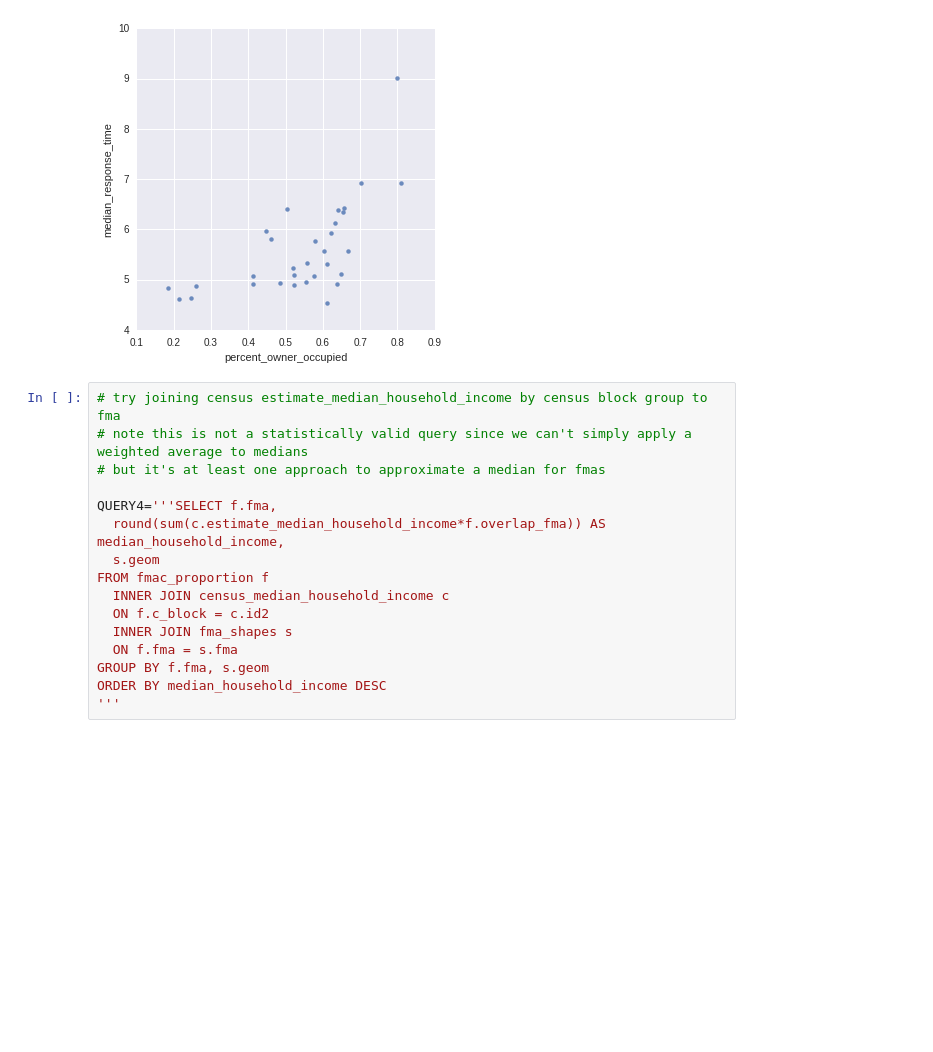
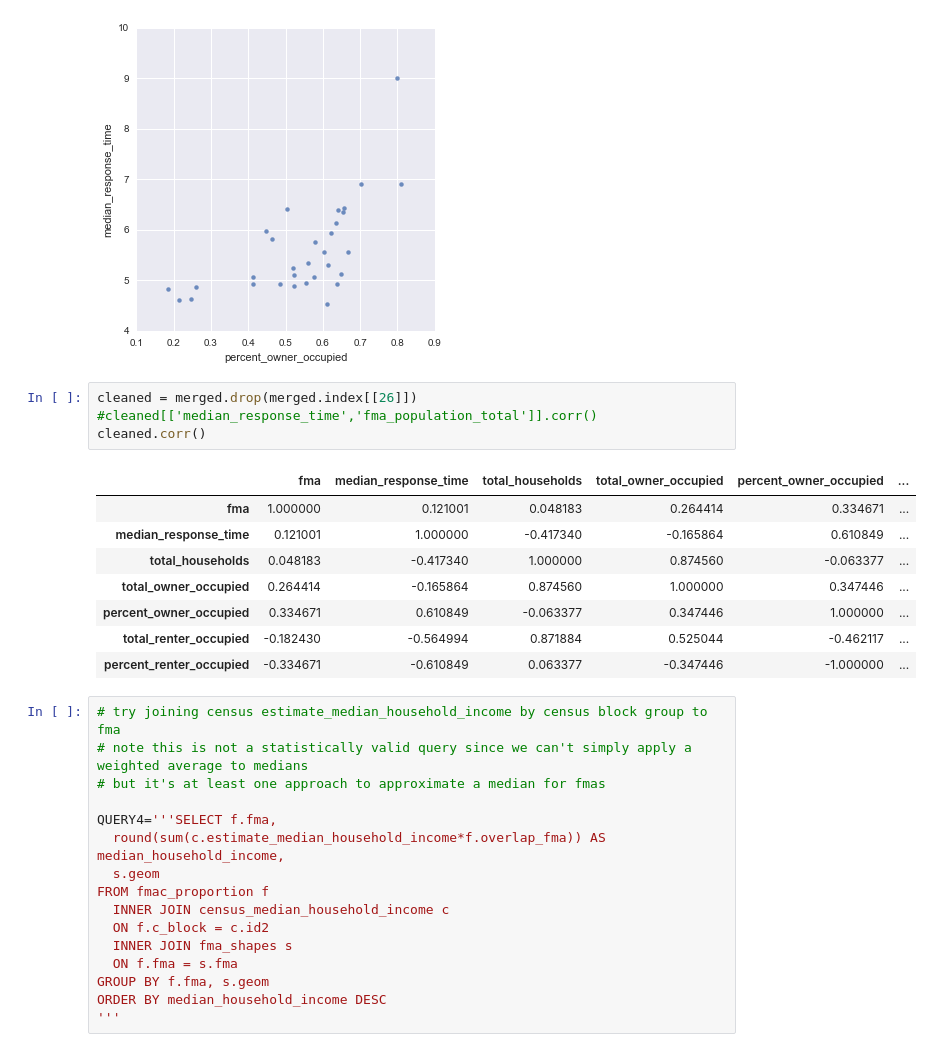
Before and after one commit to hackoregon/emergency-response, a Jupyter notebook: notebooks/census_eda_geo.ipynb, the cells around one changed output. Cells and saved outputs as stored; diff of their text form; blank space fills up the shorter version.

```diff
--- a/notebooks/census_eda_geo.ipynb
+++ b/notebooks/census_eda_geo.ipynb
@@ -420,6 +427,19 @@ sns.lmplot('percent_owner_occupied', 'median_response_time',
 <seaborn.axisgrid.FacetGrid at 0x...>
 [figure]
 [figure]
+# %%
+cleaned = merged.drop(merged.index[[26]])
+#cleaned[['median_response_time','fma_population_total']].corr()
+cleaned.corr()
+# %% [output]
+|  | fma | median_response_time | total_households | total_owner_occupied | percent_owner_occupied | ... |
+| fma | 1.000000 | 0.121001 | 0.048183 | 0.264414 | 0.334671 | ... |
+| median_response_time | 0.121001 | 1.000000 | -0.417340 | -0.165864 | 0.610849 | ... |
+| total_households | 0.048183 | -0.417340 | 1.000000 | 0.874560 | -0.063377 | ... |
+| total_owner_occupied | 0.264414 | -0.165864 | 0.874560 | 1.000000 | 0.347446 | ... |
+| percent_owner_occupied | 0.334671 | 0.610849 | -0.063377 | 0.347446 | 1.000000 | ... |
+| total_renter_occupied | -0.182430 | -0.564994 | 0.871884 | 0.525044 | -0.462117 | ... |
+| percent_renter_occupied | -0.334671 | -0.610849 | 0.063377 | -0.347446 | -1.000000 | ... |
 # %%
 # try joining census estimate_median_household_income by census block group to fma
 # note this is not a statistically valid query since we can't simply apply a weighted average to medians
```
Also changed, not shown: parts of 8 cells of this notebook.
